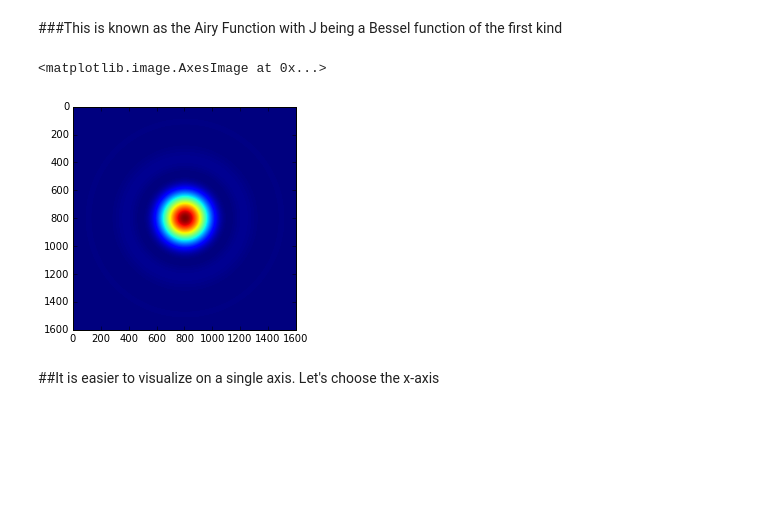
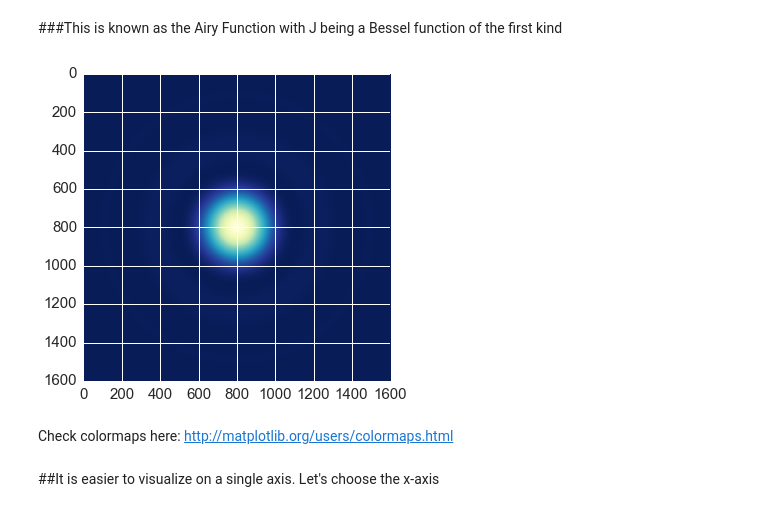
Before and after one commit to UCLA-Chem114/lab_notebooks, a Jupyter notebook: Intro to Superresolution.ipynb, the cells around one changed output. Drawn from its saved outputs; the diff is of its cells as text; code cells hidden in the pictures; blank space fills up the shorter version.

```diff
--- a/Intro to Superresolution.ipynb
+++ b/Intro to Superresolution.ipynb
@@ -15,0 +20,4 @@ import scipy.special
+# %%
+import seaborn as sns
+sns.set_style('darkgrid')
+sns.set_context('notebook', font_scale=1.5)
@@ -72,10 +99,11 @@ def ddata(x,ns):
 ydata = ddata(xdata,0.2)
 # %%
 #h = plt.contourf(xdist,ydist,I)
-imshow(I)
+imshow(I, cmap='YlGnBu_r', interpolation='nearest');
 # %% [output]
-<matplotlib.image.AxesImage at 0x...>
-[figure, old version]
+[figure, new version]
+# %% [markdown]
+Check colormaps here: http://matplotlib.org/users/colormaps.html
 # %% [markdown]
 ##It is easier to visualize on a single axis. Let's choose the x-axis
 # %%
```
Also changed, not shown: parts of 18 cells of this notebook.
